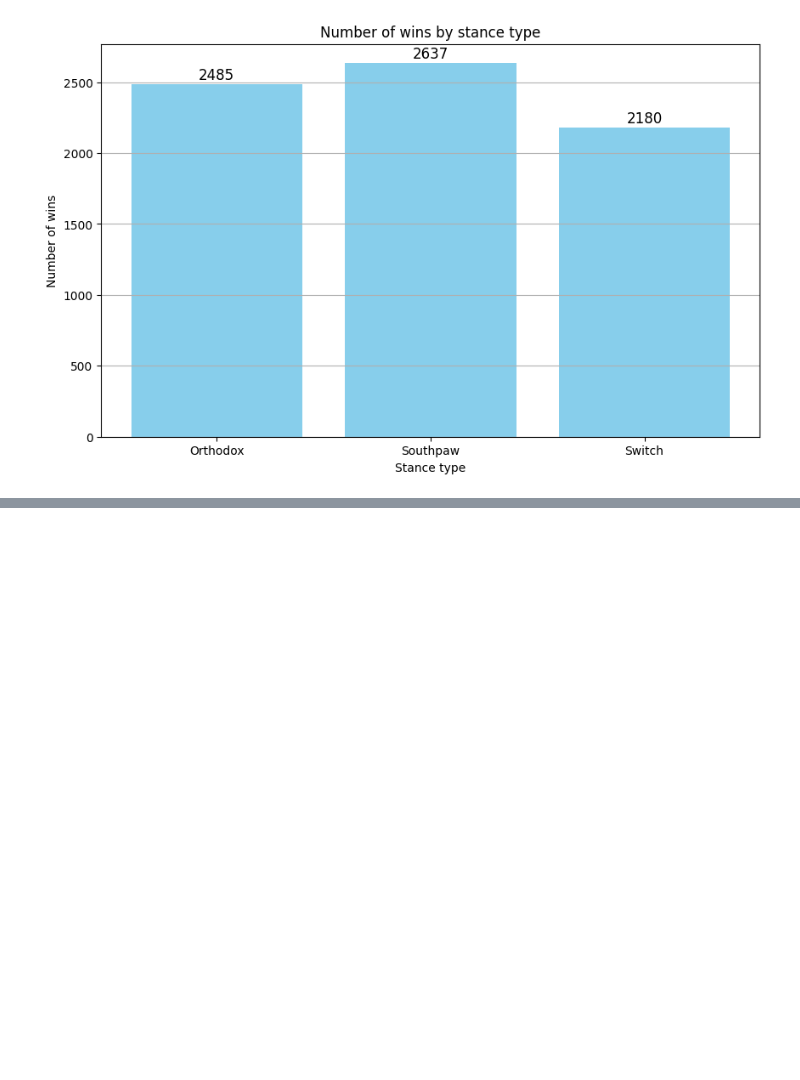
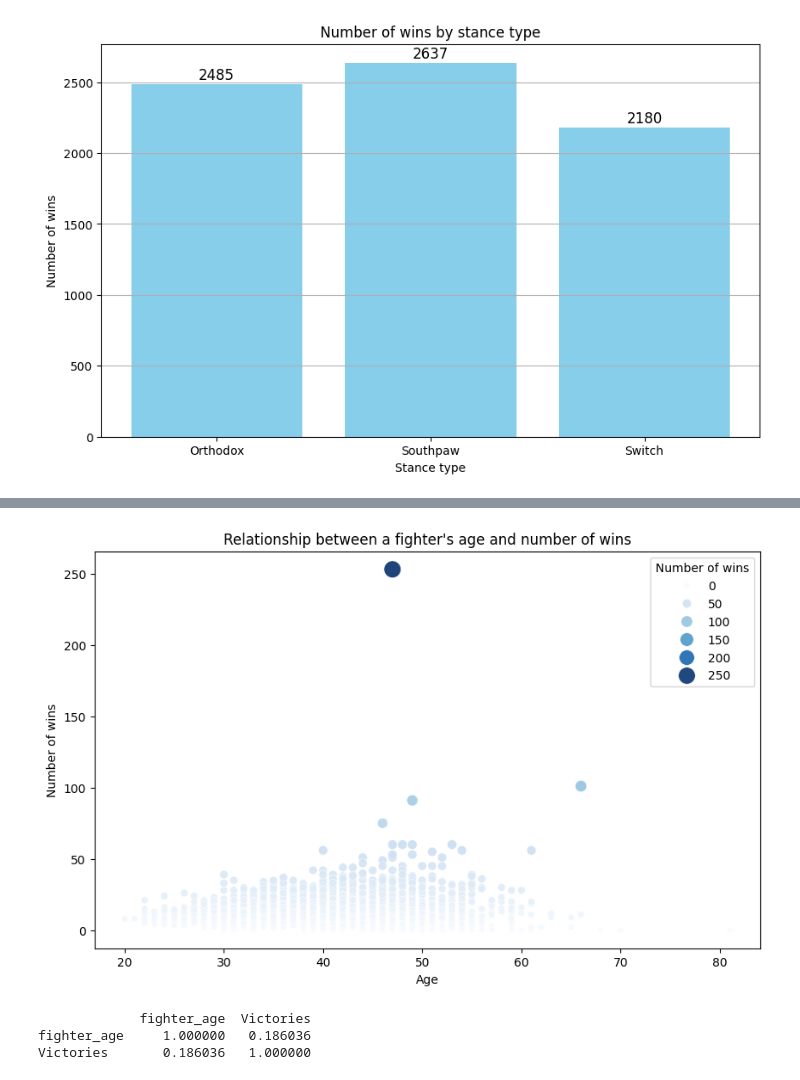
Before and after one commit to nacjacds/EDA-UFC_Fighters_performance, a Jupyter notebook: memory.ipynb, the cells around one changed output, grey strips where cells are left out. Saved outputs shown, nothing was run; the diff lists cells and outputs as text; code cells hidden in the pictures; blank space fills up the shorter version.

```diff
--- a/memory.ipynb
+++ b/memory.ipynb
@@ -1017,0 +870,17 @@ plt.show()
+# %%
+plt.figure(figsize=(10, 6))
+sns.scatterplot(x='fighter_age', y='Victories', data=df1, hue='Victories', palette='Blues', alpha=0.9, size='Victories', sizes=(20, 200))
+plt.title('Relationship between a fighter\'s age and number of wins')
+plt.xlabel('Age')
+plt.ylabel('Number of wins')
+plt.legend(title='Number of wins')
+plt.show()
+
+corr_edad_victorias = df1[['fighter_age', 'Victories']].corr()
+
+print(corr_edad_victorias)
+# %% [output]
+[figure, added]
+             fighter_age  Victories
+fighter_age     1.000000   0.186036
+Victories       0.186036   1.000000
```
Also changed, not shown: parts of 98 cells of this notebook.
